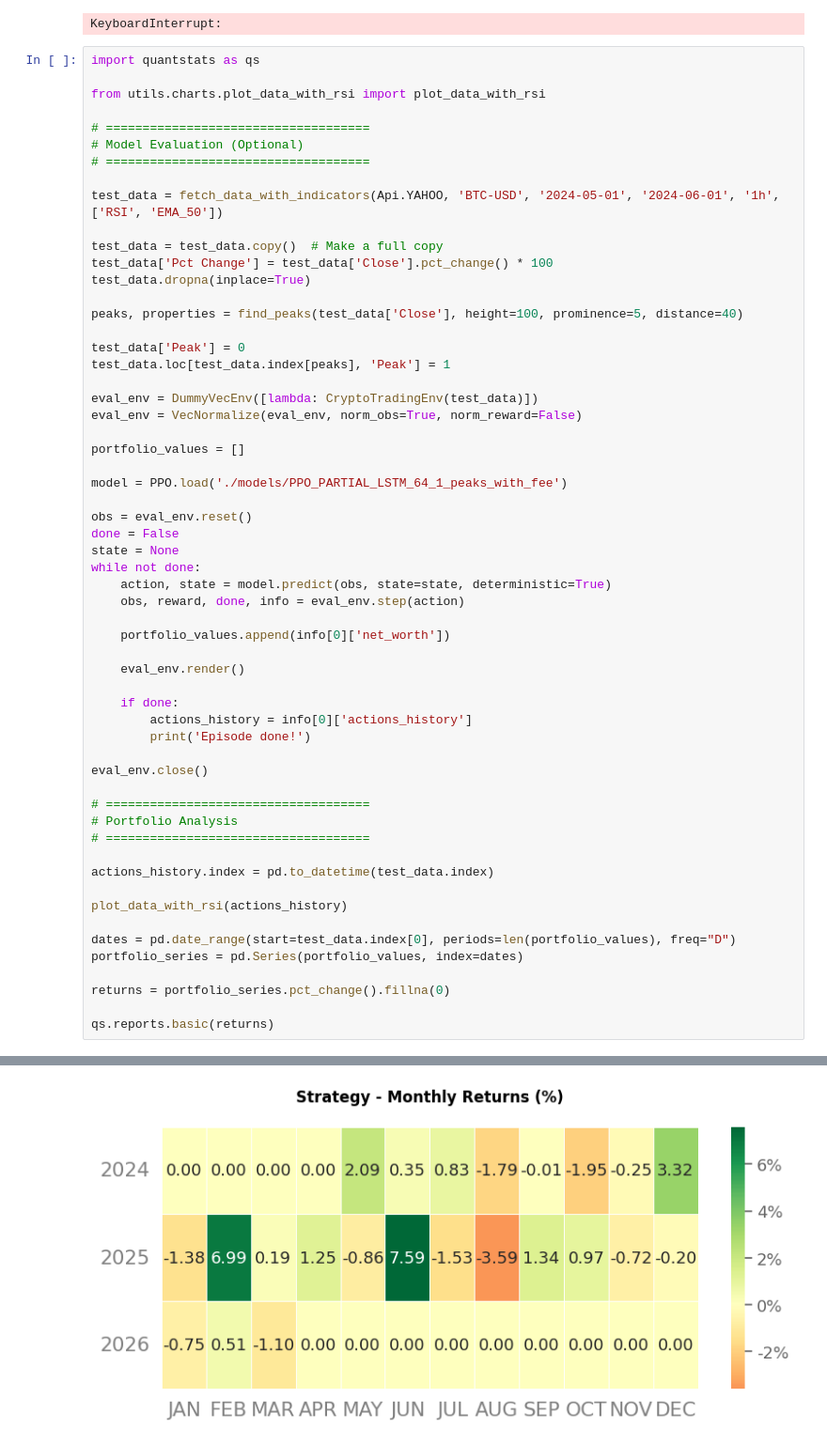
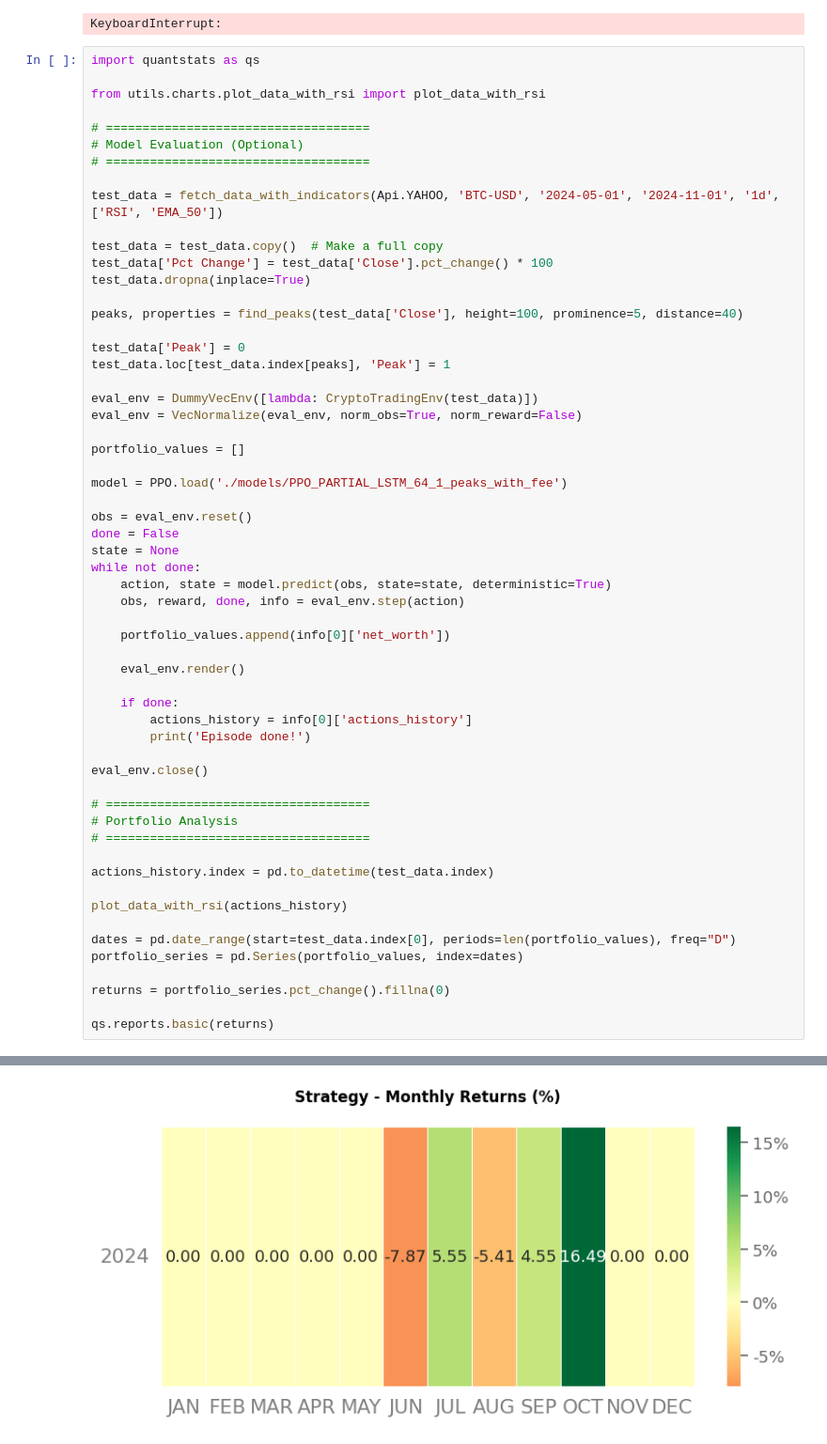
Before and after one commit to neotheprogramist/ai-playground, a Jupyter notebook: PPO_PARTIAL_LSTM_64_1_peaks_with_fee.ipynb, the cells around one changed output, grey strips where cells are left out. Shown at 94% size. Drawn from its saved outputs; the diff is of its cells as text.

```diff
--- a/PPO_PARTIAL_LSTM_64_1_peaks_with_fee.ipynb
+++ b/PPO_PARTIAL_LSTM_64_1_peaks_with_fee.ipynb
@@ -60,7 +60,7 @@ from utils.charts.plot_data_with_rsi import plot_data_with_rsi
 # Model Evaluation (Optional)
 # ====================================
 
-test_data = fetch_data_with_indicators(Api.YAHOO, 'BTC-USD', '2024-05-01', '2024-06-01', '1h', ['RSI', 'EMA_50'])
+test_data = fetch_data_with_indicators(Api.YAHOO, 'BTC-USD', '2024-05-01', '2024-11-01', '1d', ['RSI', 'EMA_50'])
 
 test_data = test_data.copy()  # Make a full copy
 test_data['Pct Change'] = test_data['Close'].pct_change() * 100
@@ -168,9 +168,9 @@ findfont: Font family 'Arial' not found.
 findfont: Font family 'Arial' not found.
 findfont: Font family 'Arial' not found.
 findfont: Font family 'Arial' not found.
 findfont: Font family 'Arial' not found.
 findfont: Font family 'Arial' not found.
 findfont: Font family 'Arial' not found.
 findfont: Font family 'Arial' not found.
 findfont: Font family 'Arial' not found.
-[figure, old version]
+[figure, new version]
```
Also changed, not shown: parts of 1 cell of this notebook, 1 other file.
